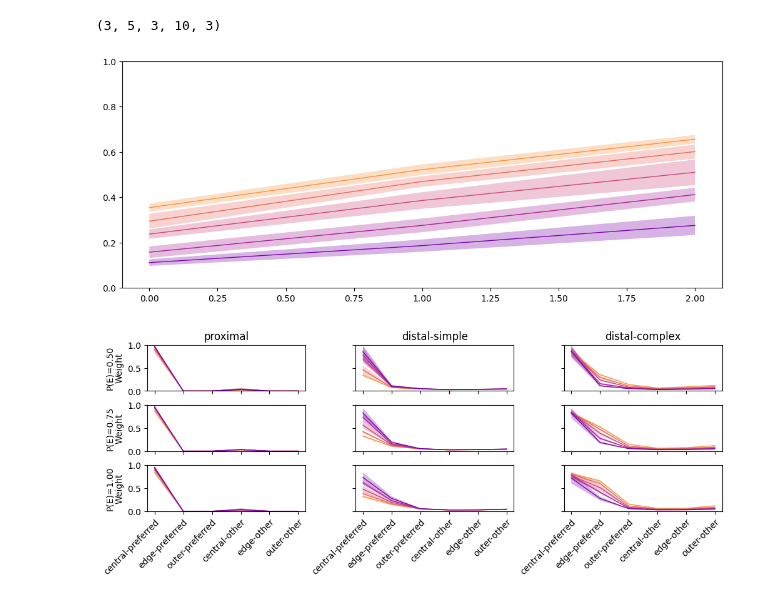
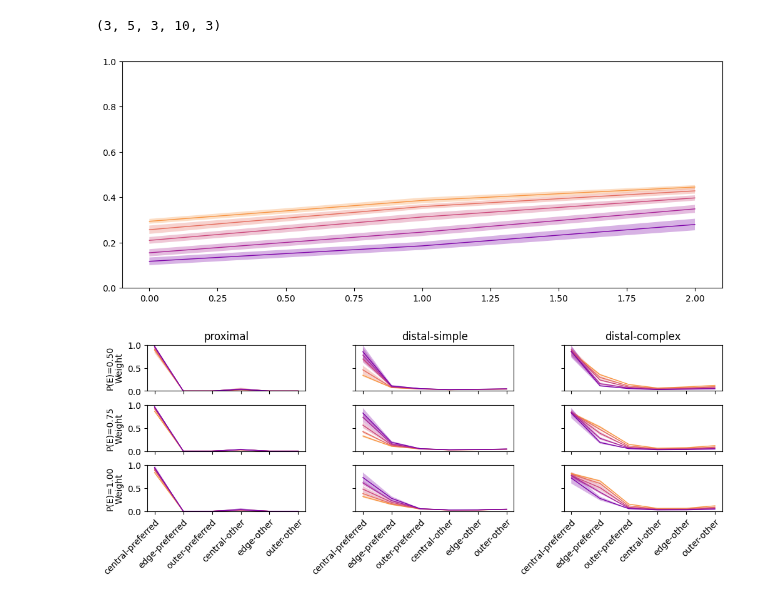
Before and after one commit to landoskape/plasticity-modeling, a Jupyter notebook: notebooks/iaf_hofer_analysis.ipynb, the cells around one changed output. Drawn from its saved outputs; the diff is of its cells as text; code cells hidden in the pictures.

```diff
--- a/notebooks/iaf_hofer_analysis.ipynb
+++ b/notebooks/iaf_hofer_analysis.ipynb
@@ -43,25 +43,26 @@ summary["edge-preferred"].shape
 # %%
 num_edges = len(metadata["edge_probabilities"])
 num_ratios = len(metadata["dp_ratios"])
 labels = [f"{(ii-1)*100:2g}" for ii in metadata["dp_ratios"]]
 cmap = mpl.colormaps["plasma_r"]
 colors = [cmap(ii) for ii in np.linspace(0, 1, num_ratios+4)[2:-2]]
 
 group = "distal-complex"
 tuning = "edge-preferred"
 reference_tuning = "central-preferred"
 igroup = get_groupnames().index(group)
 fig, ax = plt.subplots(1, 1, layout="constrained", figsize=(10, 4), sharex=True, sharey=True)
 for iratio in range(num_ratios):
-    central_data = summary[tuning][igroup, iratio, 0]
+    reference = summary[reference_tuning][igroup, iratio].reshape(num_edges, -1)
     data = summary[tuning][igroup, iratio].reshape(num_edges, -1)
-    errorPlot(range(num_edges), data, axis=1, ax=ax, color=colors[iratio], linewidth=1.0, alpha=0.3)
+    plot_data = data / (reference + data)
+    errorPlot(range(num_edges), plot_data, axis=1, ax=ax, color=colors[iratio], linewidth=1.0, alpha=0.3)
 ax.set_ylim(0, 1)
 # ax.set_xticks(range(num_ratios), labels=labels)
 
 plt.show()
 # %% [output]
-[figure, old version]
+[figure, new version]
 # %%
 num_edges = len(metadata["edge_probabilities"])
 num_ratios = len(metadata["dp_ratios"])
```
